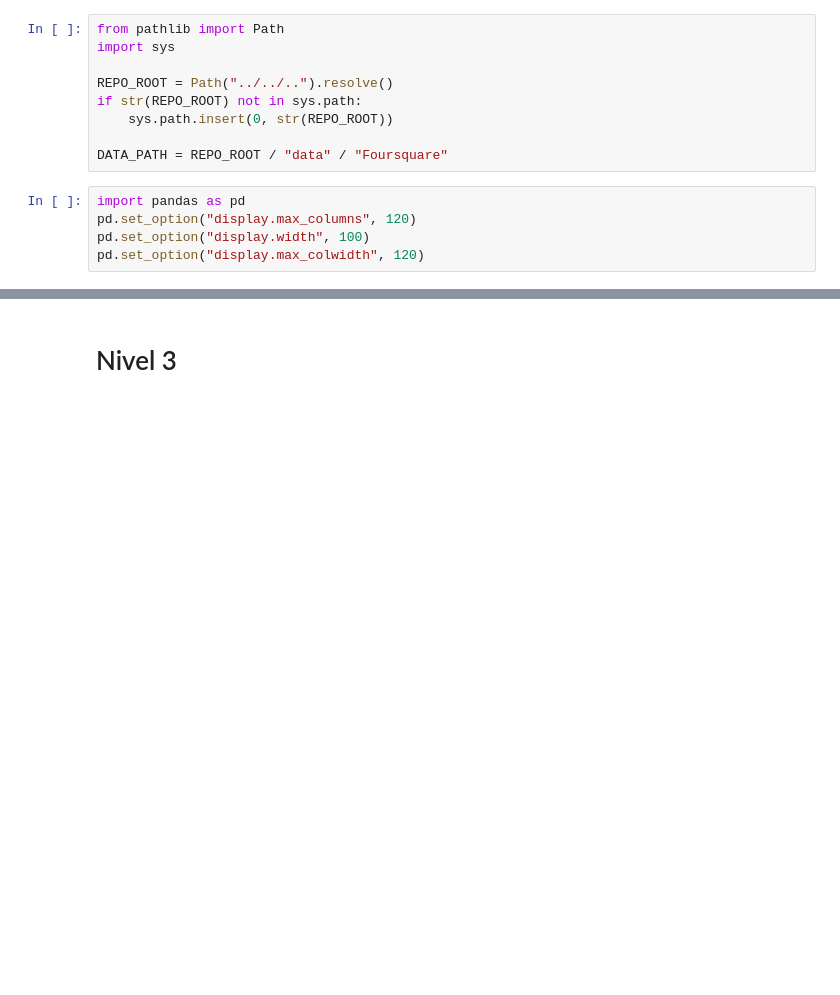
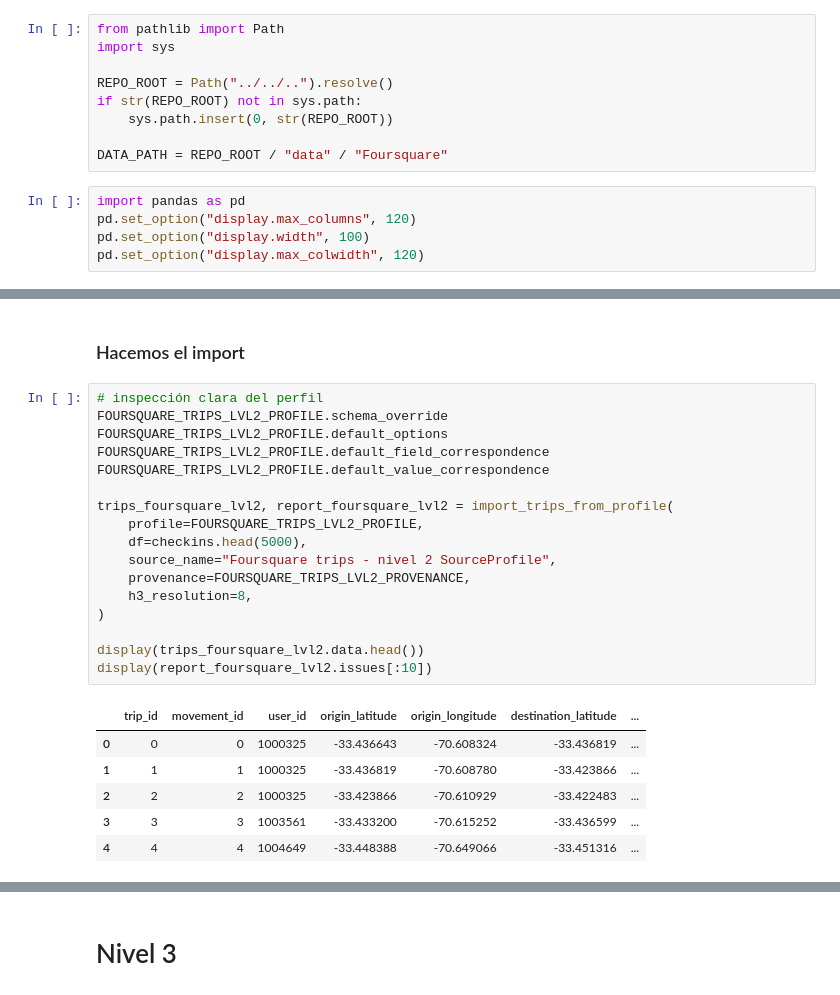
Before and after one commit to sebastianolmos/pylondrina, a Jupyter notebook: notebooks/usage_examples/import_trips/foursquare_import_levels.ipynb, the cells around one changed output, grey strips where cells are left out. Saved outputs shown, nothing was run; the diff lists cells and outputs as text; blank space fills up the shorter version.

```diff
--- a/notebooks/usage_examples/import_trips/foursquare_import_levels.ipynb
+++ b/notebooks/usage_examples/import_trips/foursquare_import_levels.ipynb
@@ -539,0 +587,26 @@ display(trips_foursquare.data)
+# %% [markdown]
+### Hacemos el import
+# %%
+# inspección clara del perfil
+FOURSQUARE_TRIPS_LVL2_PROFILE.schema_override
+FOURSQUARE_TRIPS_LVL2_PROFILE.default_options
+FOURSQUARE_TRIPS_LVL2_PROFILE.default_field_correspondence
+FOURSQUARE_TRIPS_LVL2_PROFILE.default_value_correspondence
+
+trips_foursquare_lvl2, report_foursquare_lvl2 = import_trips_from_profile(
+    profile=FOURSQUARE_TRIPS_LVL2_PROFILE,
+    df=checkins.head(5000),
+    source_name="Foursquare trips - nivel 2 SourceProfile",
+    provenance=FOURSQUARE_TRIPS_LVL2_PROVENANCE,
+    h3_resolution=8,
+)
+
+display(trips_foursquare_lvl2.data.head())
+display(report_foursquare_lvl2.issues[:10])
+# %% [output]
+|  | trip_id | movement_id | user_id | origin_latitude | origin_longitude | destination_latitude | ... |
+| 0 | 0 | 0 | 1000325 | -33.436643 | -70.608324 | -33.436819 | ... |
+| 1 | 1 | 1 | 1000325 | -33.436819 | -70.608780 | -33.423866 | ... |
+| 2 | 2 | 2 | 1000325 | -33.423866 | -70.610929 | -33.422483 | ... |
+| 3 | 3 | 3 | 1003561 | -33.433200 | -70.615252 | -33.436599 | ... |
+| 4 | 4 | 4 | 1004649 | -33.448388 | -70.649066 | -33.451316 | ... |
```
Also changed, not shown: parts of 41 cells of this notebook.
